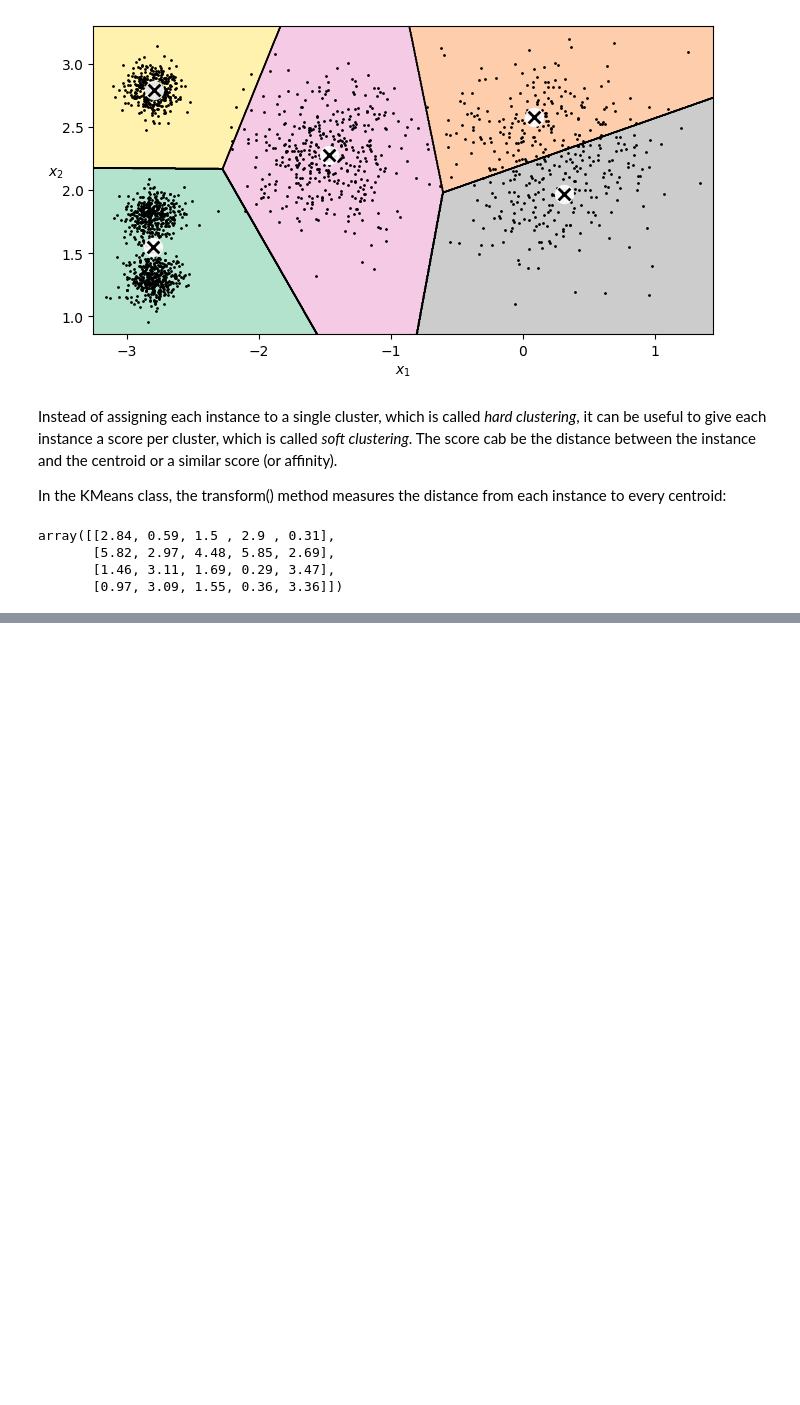
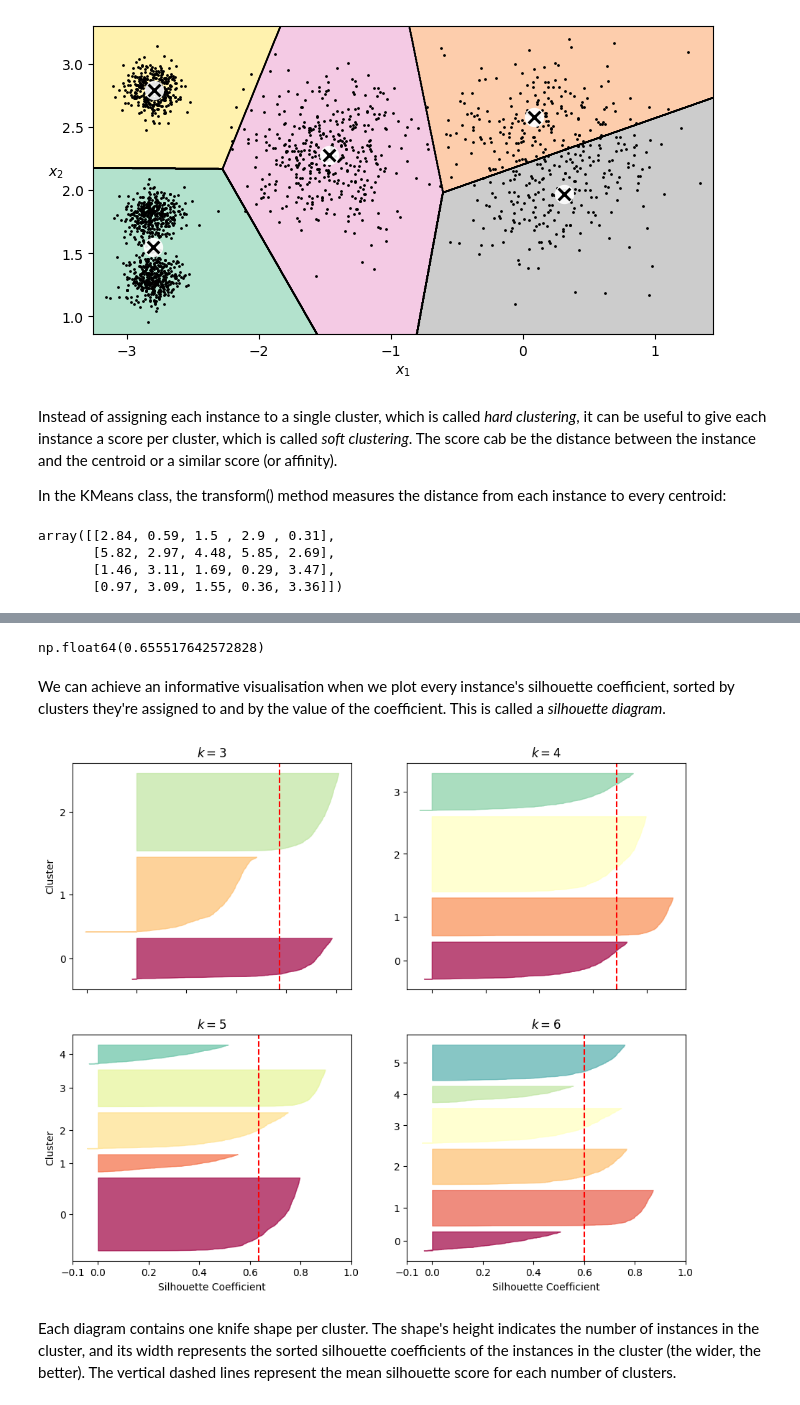
Before and after one commit to leetierney/study, a Jupyter notebook: ml/hands_on_ml/1_ml_landscape/ch9/1_9_unsupervised.ipynb, the cells around one changed output, grey strips where cells are left out. Cells and saved outputs as stored; diff of their text form; code cells hidden in the pictures; blank space fills up the shorter version.

```diff
--- a/ml/hands_on_ml/1_ml_landscape/ch9/1_9_unsupervised.ipynb
+++ b/ml/hands_on_ml/1_ml_landscape/ch9/1_9_unsupervised.ipynb
@@ -160,0 +175,4 @@ array([[2.84, 0.59, 1.5 , 2.9 , 0.31],
+# %%
+good_init = np.array([[-3, 3], [-3, 2], [-3, 1], [-1, 2], [0, 2]])
+kmeans = KMeans(n_clusters=5, init=good_init, n_init=1, random_state=42)
+kmeans.fit(X)
@@ -160,0 +203,4 @@ array([[2.84, 0.59, 1.5 , 2.9 , 0.31],
+# %%
+from sklearn.cluster import MiniBatchKMeans
+minibatch_kmeans = MiniBatchKMeans(n_clusters=5, random_state=42)
+minibatch_kmeans.fit(X)
@@ -160,0 +224,57 @@ array([[2.84, 0.59, 1.5 , 2.9 , 0.31],
+# %%
+from sklearn.metrics import silhouette_score
+
+silhouette_score(X, kmeans.labels_)
+# %% [output]
+np.float64(0.655517642572828)
+# %% [markdown]
+We can achieve an informative visualisation when we plot every instance's silhouette coefficient, sorted by clusters they're assigned to and by the value of the coefficient. This is called a <em>silhouette diagram</em>.
+# %%
+from sklearn.metrics import silhouette_samples
+from matplotlib.ticker import FixedLocator, FixedFormatter
+
+silhouette_scores = [silhouette_score(X, model.labels_) for model in kmeans_per_k[1:]]
+
+kmeans_per_k = [KMeans(n_clusters=k, n_init=10, random_state=42).fit(X) for k in range(1, 10)]
+inertias = [model.inertia_ for model in kmeans_per_k]
+
+plt.figure(figsize=(11, 9))
+
+for k in (3, 4, 5, 6):
+    plt.subplot(2, 2, k - 2)
+
+    y_pred = kmeans_per_k[k - 1].labels_
+    silhouette_coefficients = silhouette_samples(X, y_pred)
+
+    padding = len(X) // 30
+    pos = padding
+    ticks = []
+    for i in range(k):
+        coeffs = silhouette_coefficients[y_pred == i]
+        coeffs.sort()
+
+        color = plt.cm.Spectral(i / k)
+        plt.fill_betweenx(np.arange(pos, pos + len(coeffs)), 0, coeffs,
+                          facecolor=color, edgecolor=color, alpha=0.7)
+        ticks.append(pos + len(coeffs) // 2)
+        pos += len(coeffs) + padding
+
+    plt.gca().yaxis.set_major_locator(FixedLocator(ticks))
+    plt.gca().yaxis.set_major_formatter(FixedFormatter(range(k)))
+    if k in (3, 5):
+        plt.ylabel("Cluster")
+
+    if k in (5, 6):
+        plt.gca().set_xticks([-0.1, 0, 0.2, 0.4, 0.6, 0.8, 1])
+        plt.xlabel("Silhouette Coefficient")
+    else:
+        plt.tick_params(labelbottom=False)
+
+    plt.axvline(x=silhouette_scores[k - 2], color="red", linestyle="--")
+    plt.title(f"$k={k}$")
+
+plt.show()
+# %% [output]
+[figure, added]
+# %% [markdown]
+Each diagram contains one knife shape per cluster. The shape's height indicates the number of instances in the cluster, and its width represents the sorted silhouette coefficients of the instances in the cluster (the wider, the better). The vertical dashed lines represent the mean silhouette score for each number of clusters.
```
Also changed, not shown: parts of 39 cells of this notebook, 1 other file.
